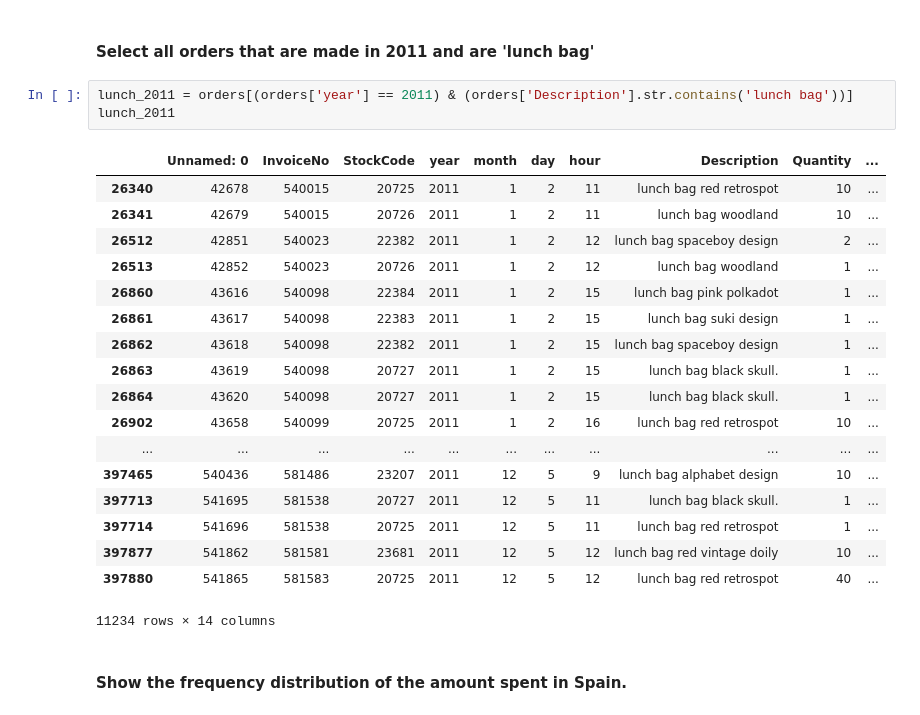
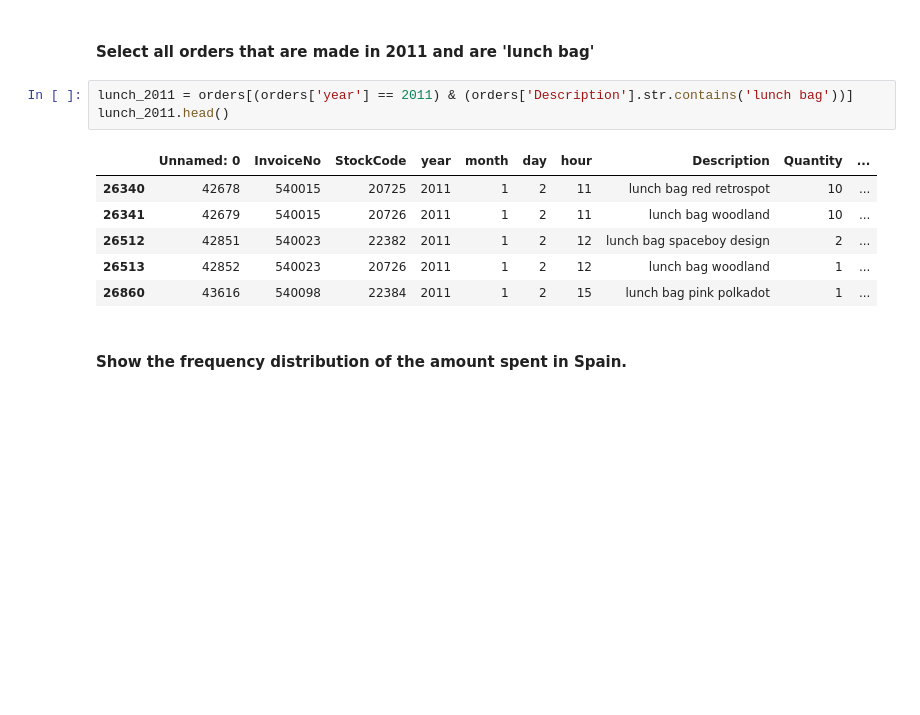
Before and after one commit to JavierLuna/data-labs, a Jupyter notebook: module-2/lab-subsetting-and-descriptive-stats/your-code/main.ipynb, the cells around one changed output. Drawn from its saved outputs; the diff is of its cells as text; blank space fills up the shorter version.

```diff
--- a/module-2/lab-subsetting-and-descriptive-stats/your-code/main.ipynb
+++ b/module-2/lab-subsetting-and-descriptive-stats/your-code/main.ipynb
@@ -534,26 +549,14 @@ lunch
 #### Select all orders that are made in 2011 and are 'lunch bag'
 # %%
 lunch_2011 = orders[(orders['year'] == 2011) & (orders['Description'].str.contains('lunch bag'))]
-lunch_2011
+lunch_2011.head()
 # %% [output]
 |  | Unnamed: 0 | InvoiceNo | StockCode | year | month | day | hour | Description | Quantity | ... |
 | 26340 | 42678 | 540015 | 20725 | 2011 | 1 | 2 | 11 | lunch bag red retrospot | 10 | ... |
 | 26341 | 42679 | 540015 | 20726 | 2011 | 1 | 2 | 11 | lunch bag woodland | 10 | ... |
 | 26512 | 42851 | 540023 | 22382 | 2011 | 1 | 2 | 12 | lunch bag spaceboy design | 2 | ... |
 | 26513 | 42852 | 540023 | 20726 | 2011 | 1 | 2 | 12 | lunch bag woodland | 1 | ... |
 | 26860 | 43616 | 540098 | 22384 | 2011 | 1 | 2 | 15 | lunch bag pink polkadot | 1 | ... |
-| 26861 | 43617 | 540098 | 22383 | 2011 | 1 | 2 | 15 | lunch bag suki design | 1 | ... |
-| 26862 | 43618 | 540098 | 22382 | 2011 | 1 | 2 | 15 | lunch bag spaceboy design | 1 | ... |
-| 26863 | 43619 | 540098 | 20727 | 2011 | 1 | 2 | 15 | lunch bag black skull. | 1 | ... |
-| 26864 | 43620 | 540098 | 20727 | 2011 | 1 | 2 | 15 | lunch bag black skull. | 1 | ... |
-| 26902 | 43658 | 540099 | 20725 | 2011 | 1 | 2 | 16 | lunch bag red retrospot | 10 | ... |
-| ... | ... | ... | ... | ... | ... | ... | ... | ... | ... | ... |
-| 397465 | 540436 | 581486 | 23207 | 2011 | 12 | 5 | 9 | lunch bag alphabet design | 10 | ... |
-| 397713 | 541695 | 581538 | 20727 | 2011 | 12 | 5 | 11 | lunch bag black skull. | 1 | ... |
-| 397714 | 541696 | 581538 | 20725 | 2011 | 12 | 5 | 11 | lunch bag red retrospot | 1 | ... |
-| 397877 | 541862 | 581581 | 23681 | 2011 | 12 | 5 | 12 | lunch bag red vintage doily | 10 | ... |
-| 397880 | 541865 | 581583 | 20725 | 2011 | 12 | 5 | 12 | lunch bag red retrospot | 40 | ... |
-11234 rows × 14 columns
 # %% [markdown]
 #### Show the frequency distribution of the amount spent in Spain.
 # %%
```
Also changed, not shown: parts of 25 cells of this notebook.
